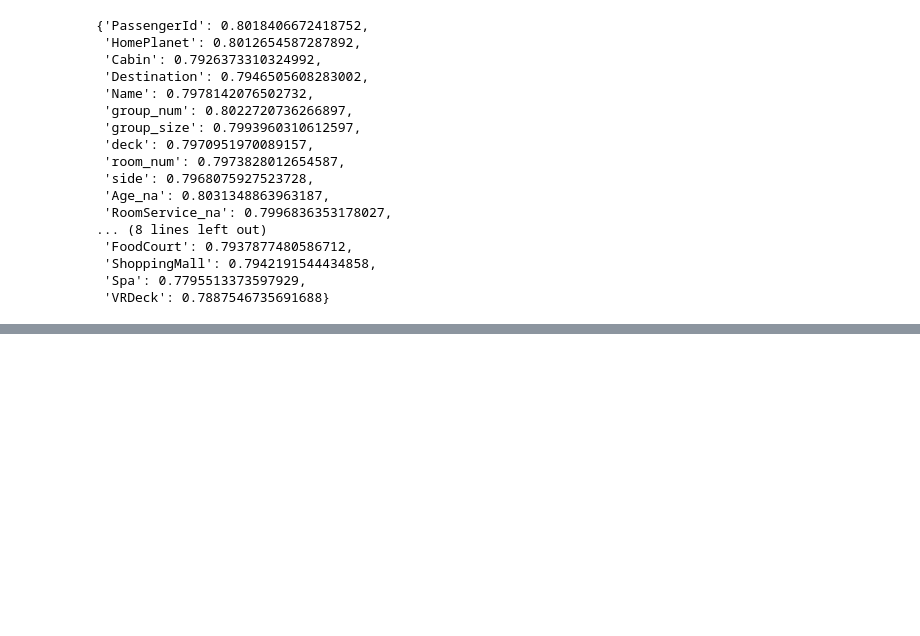
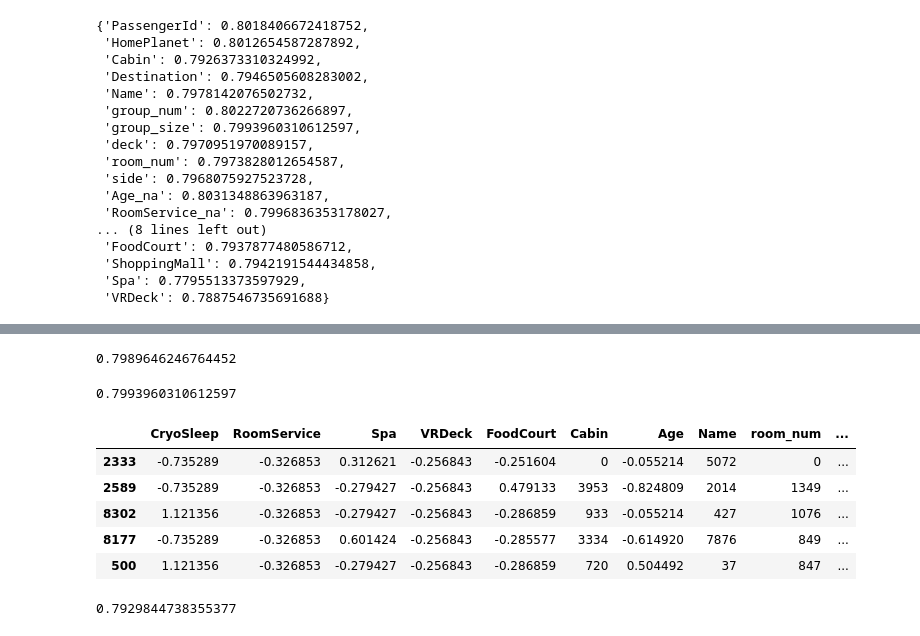
Before and after one commit to peterbull/spaceship-titanic, a Jupyter notebook: spaceship-titanic.ipynb, the cells around one changed output, grey strips where cells are left out. Drawn from its saved outputs; the diff is of its cells as text; code cells hidden in the pictures; blank space fills up the shorter version.

Commit message:
pickle final pared down dfs

```diff
--- a/spaceship-titanic.ipynb
+++ b/spaceship-titanic.ipynb
@@ -658,0 +666,8 @@ to_drop =
+# %%
+get_oob(xs)
+# %% [output]
+0.7989646246764452
+# %%
+get_oob(xs_imp)
+# %% [output]
+0.7993960310612597
@@ -658,0 +680,16 @@ to_drop =
+# %%
+xs_final = load_pickle(path/'xs_final.pkl')
+valid_xs_final = load_pickle(path/'valid_xs_final.pkl')
+# %%
+xs_final.head()
+# %% [output]
+|  | CryoSleep | RoomService | Spa | VRDeck | FoodCourt | Cabin | Age | Name | room_num | ... |
+| 2333 | -0.735289 | -0.326853 | 0.312621 | -0.256843 | -0.251604 | 0 | -0.055214 | 5072 | 0 | ... |
+| 2589 | -0.735289 | -0.326853 | -0.279427 | -0.256843 | 0.479133 | 3953 | -0.824809 | 2014 | 1349 | ... |
+| 8302 | 1.121356 | -0.326853 | -0.279427 | -0.256843 | -0.286859 | 933 | -0.055214 | 427 | 1076 | ... |
+| 8177 | -0.735289 | -0.326853 | 0.601424 | -0.256843 | -0.285577 | 3334 | -0.614920 | 7876 | 849 | ... |
+| 500 | 1.121356 | -0.326853 | -0.279427 | -0.256843 | -0.286859 | 720 | 0.504492 | 37 | 847 | ... |
+# %%
+pred_acc(m, valid_xs=valid_xs_final)
+# %% [output]
+0.7929844738355377
```
Also changed, not shown: parts of 7 cells of this notebook.
